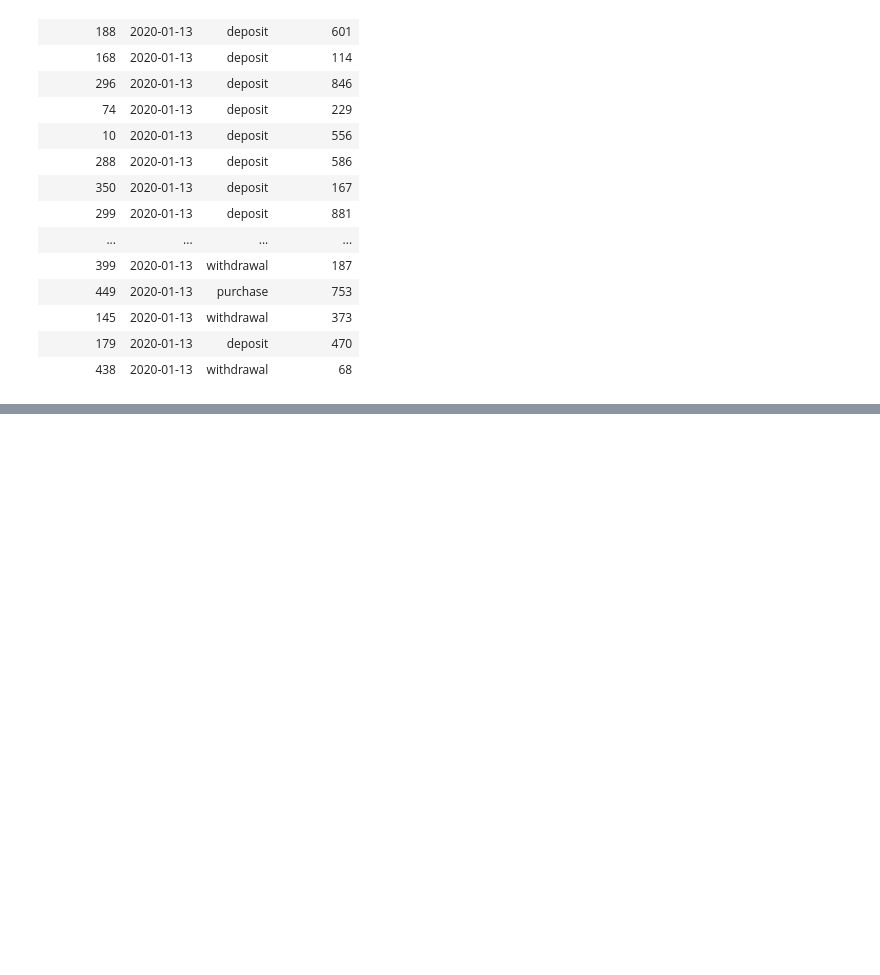
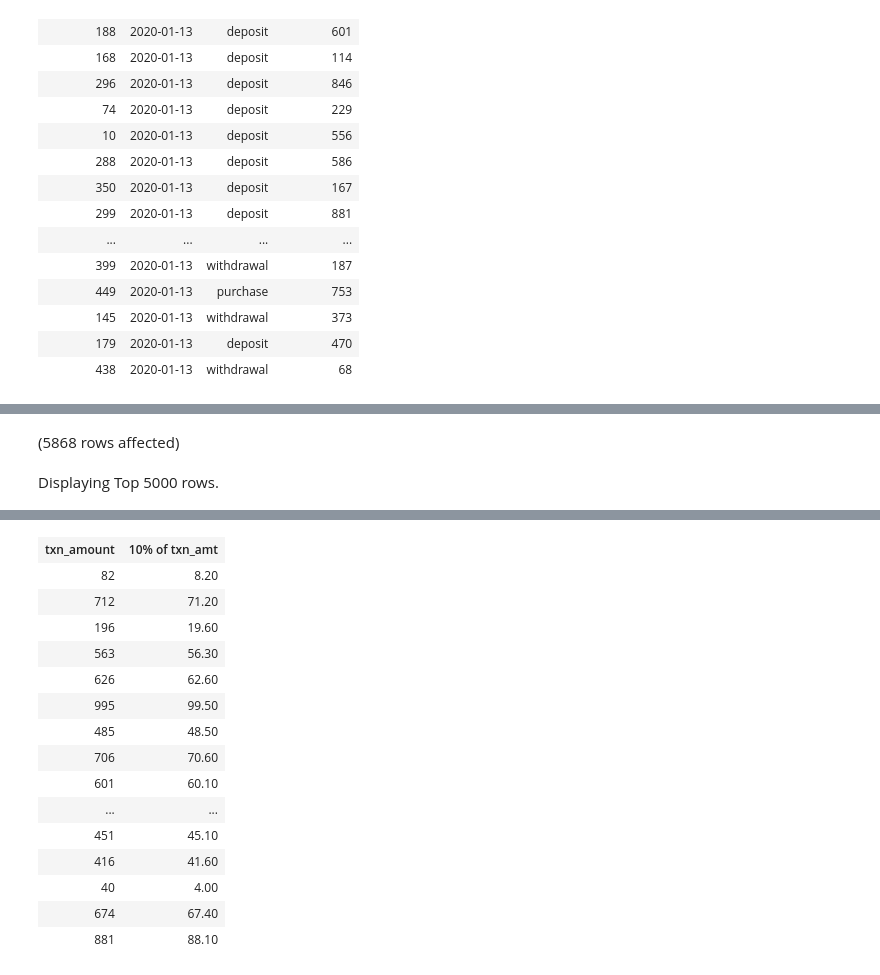
Before and after one commit to nirajgole/ipaat, a Jupyter notebook: SQL/study_materials/case_studies/SQL_case_study_3/sm_case_study_3.ipynb, the cells around one changed output, grey strips where cells are left out. Drawn from its saved outputs; the diff is of its cells as text; code cells hidden in the pictures; blank space fills up the shorter version.

```diff
--- a/SQL/study_materials/case_studies/SQL_case_study_3/sm_case_study_3.ipynb
+++ b/SQL/study_materials/case_studies/SQL_case_study_3/sm_case_study_3.ipynb
@@ -162,0 +167,5 @@ Total execution time: 00:00:00.007
+# %%
+select * from udf_update_txn_amount()
+# %% [output]
+(5868 rows affected)
+Displaying Top 5000 rows.
@@ -162,0 +173,16 @@ Total execution time: 00:00:00.007
+| txn_amount | 10% of txn_amt |
+| 82 | 8.20 |
+| 712 | 71.20 |
+| 196 | 19.60 |
+| 563 | 56.30 |
+| 626 | 62.60 |
+| 995 | 99.50 |
+| 485 | 48.50 |
+| 706 | 70.60 |
+| 601 | 60.10 |
+| ... | ... |
+| 451 | 45.10 |
+| 416 | 41.60 |
+| 40 | 4.00 |
+| 674 | 67.40 |
+| 881 | 88.10 |
```
Also changed, not shown: parts of 14 cells of this notebook.
